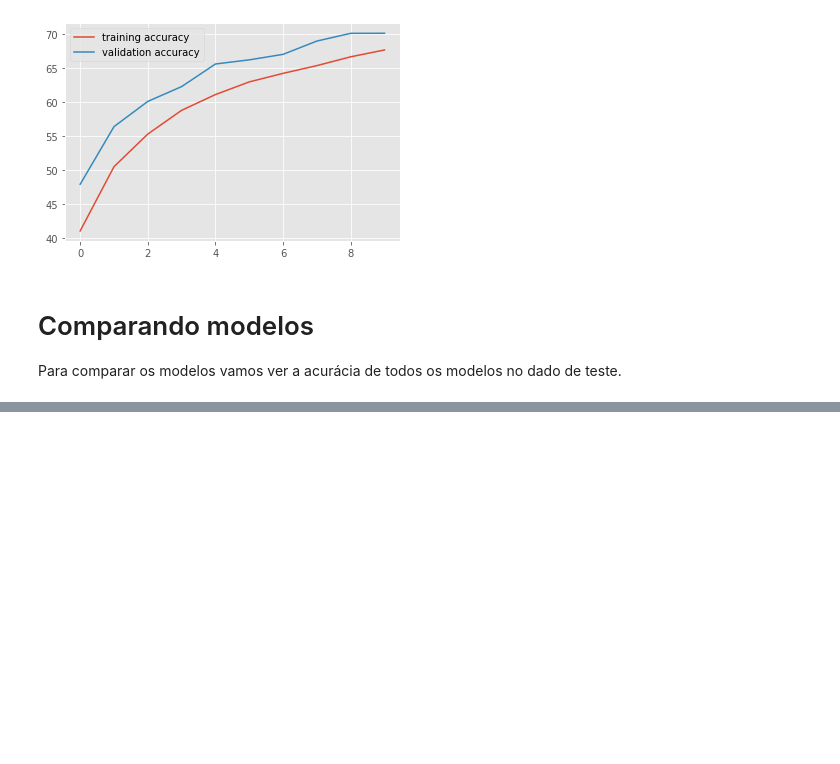
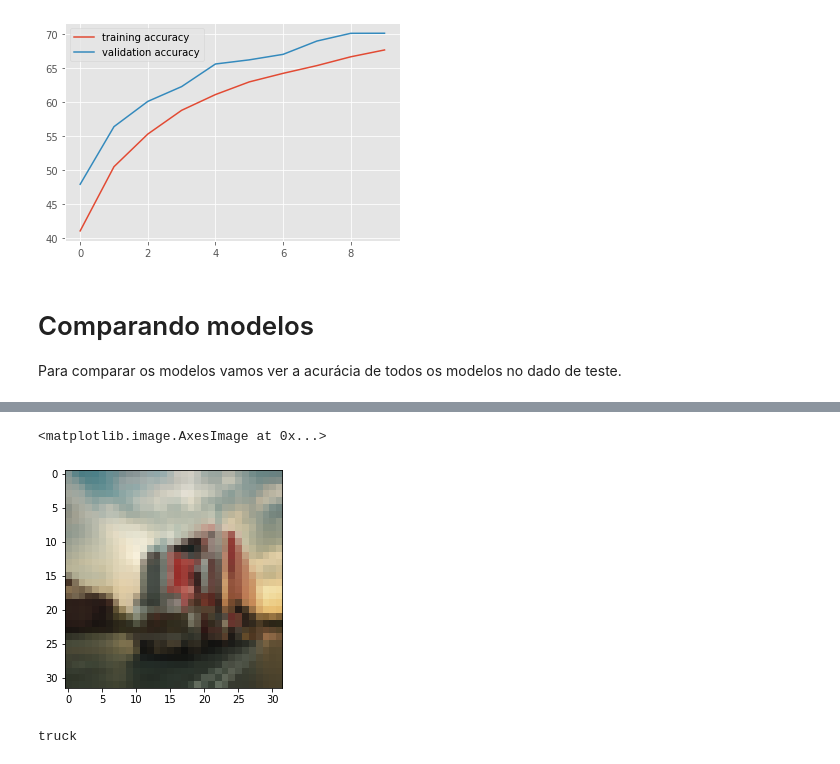
Before and after one commit to NicolasM3/final_TIC, a Jupyter notebook: versao_final.ipynb, the cells around one changed output, grey strips where cells are left out. Drawn from its saved outputs; the diff is of its cells as text; code cells hidden in the pictures; blank space fills up the shorter version.

```diff
--- a/versao_final.ipynb
+++ b/versao_final.ipynb
@@ -624,0 +653,7 @@ Como síntese, iremos criar um último modelo que englobará as principais quali
+# %%
+def im_convert(tensor):
+  image = tensor.cpu().clone().detach().numpy() # This process will happen in normal cpu.
+  image = image.transpose(1, 2, 0)
+  image = image * np.array((0.5, 0.5, 0.5)) + np.array((0.5, 0.5, 0.5))
+  image = image.clip(0, 1)
+  return image
@@ -624,0 +670,15 @@ Como síntese, iremos criar um último modelo que englobará as principais quali
+# %%
+img = transform(img)
+plt.imshow(im_convert(img))
+# %% [output]
+<matplotlib.image.AxesImage at 0x...>
+[figure, added]
+# %%
+classes = ('airplane', 'automobile', 'bird', 'cat', 'deer', 'dog', 'frog', 'horse', 'ship', 'truck')
+
+image = img.unsqueeze(0) # put inputs in device as our model is running there
+output = model(image)
+_, pred = torch.max(output, 1)
+print(classes[pred.item()])
+# %% [output]
+truck
```
Also changed, not shown: parts of 17 cells of this notebook.
